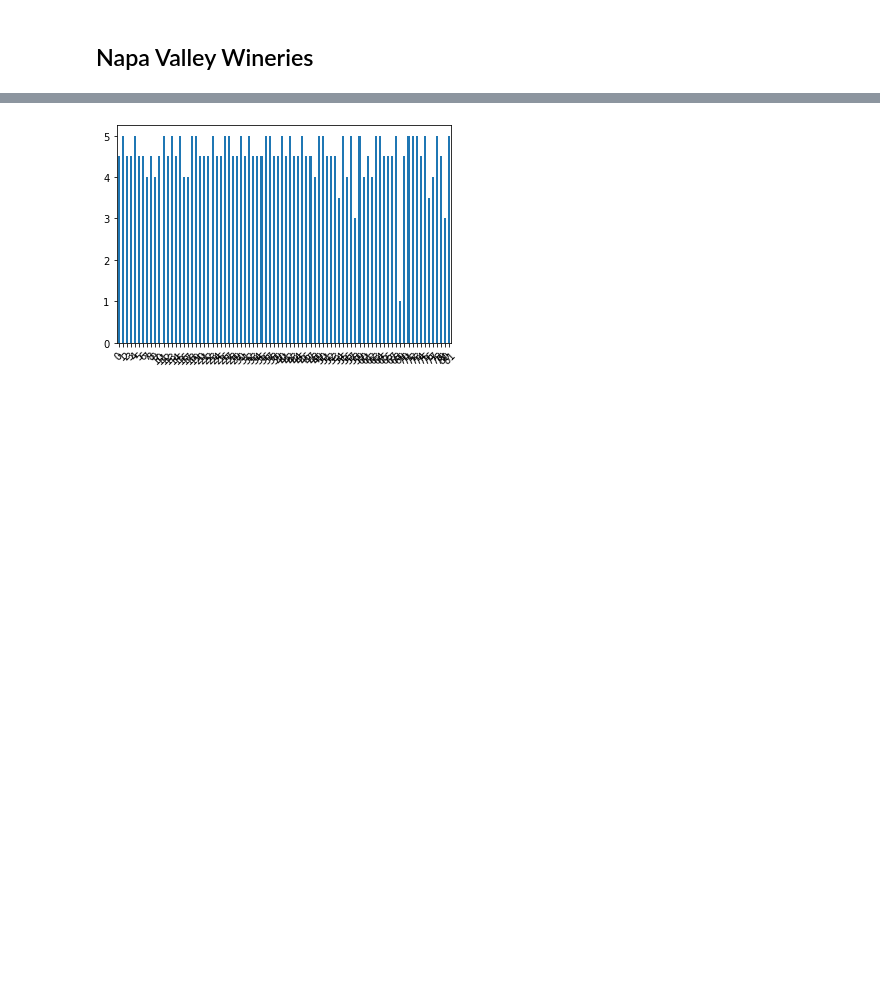
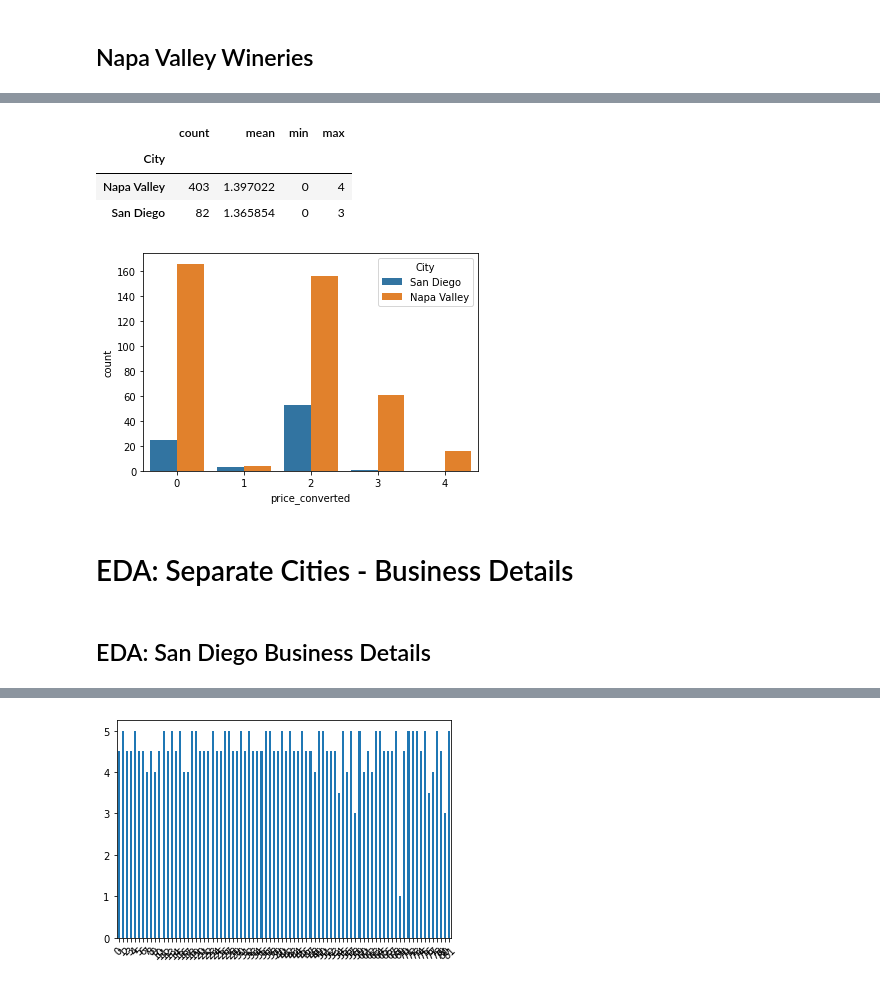
Before and after one commit to pleasecallmejax/Phase-1-Project, a Jupyter notebook: 3 DVis JNB v2.ipynb, the cells around one changed output, grey strips where cells are left out. Saved outputs shown, nothing was run; the diff lists cells and outputs as text; code cells hidden in the pictures; blank space fills up the shorter version.

Commit message:
Combined cities and started DV

```diff
--- a/3 DVis JNB v2.ipynb
+++ b/3 DVis JNB v2.ipynb
@@ -16,6 +16,7 @@ import matplotlib.pyplot as plt
 # %%
 df_sd_details = pd.read_csv("data/wineries_price_converted.csv")
 df_sd_details.reset_index(drop=True, inplace=True)
+df_sd_details['City'] = 'San Diego'
 
 df_sd_details
 # %% [output]
@@ -42,6 +43,7 @@ df_sd_details
 # %%
 df_nv_details = pd.read_csv("data/wineries_north_price_converted.csv")
 df_nv_details.reset_index(drop=True, inplace=True)
+df_nv_details['City'] = 'Napa Valley'
 
 df_nv_details
 # %% [output]
@@ -67,0 +70,3 @@ df_nv_details
+# %%
+combined = pd.concat([df_sd_details,df_nv_details], ignore_index = True)
+combined
@@ -68 +87,16 @@ df_nv_details
+# %%
+combined.groupby('City').agg(['count', 'mean', min, max])['price_converted']
+# %% [output]
+|  | count | mean | min | max |
+| City |  |  |  |  |
+| Napa Valley | 403 | 1.397022 | 0 | 4 |
+| San Diego | 82 | 1.365854 | 0 | 3 |
+# %%
+sns.countplot(data=combined, hue='City', x='price_converted' );
+# %% [output]
+[figure, added]
+# %% [markdown]
+# EDA: Separate Cities - Business Details
+# %% [markdown]
+## EDA: San Diego Business Details
 # %%
```
Also changed, not shown: parts of 32 cells of this notebook.
